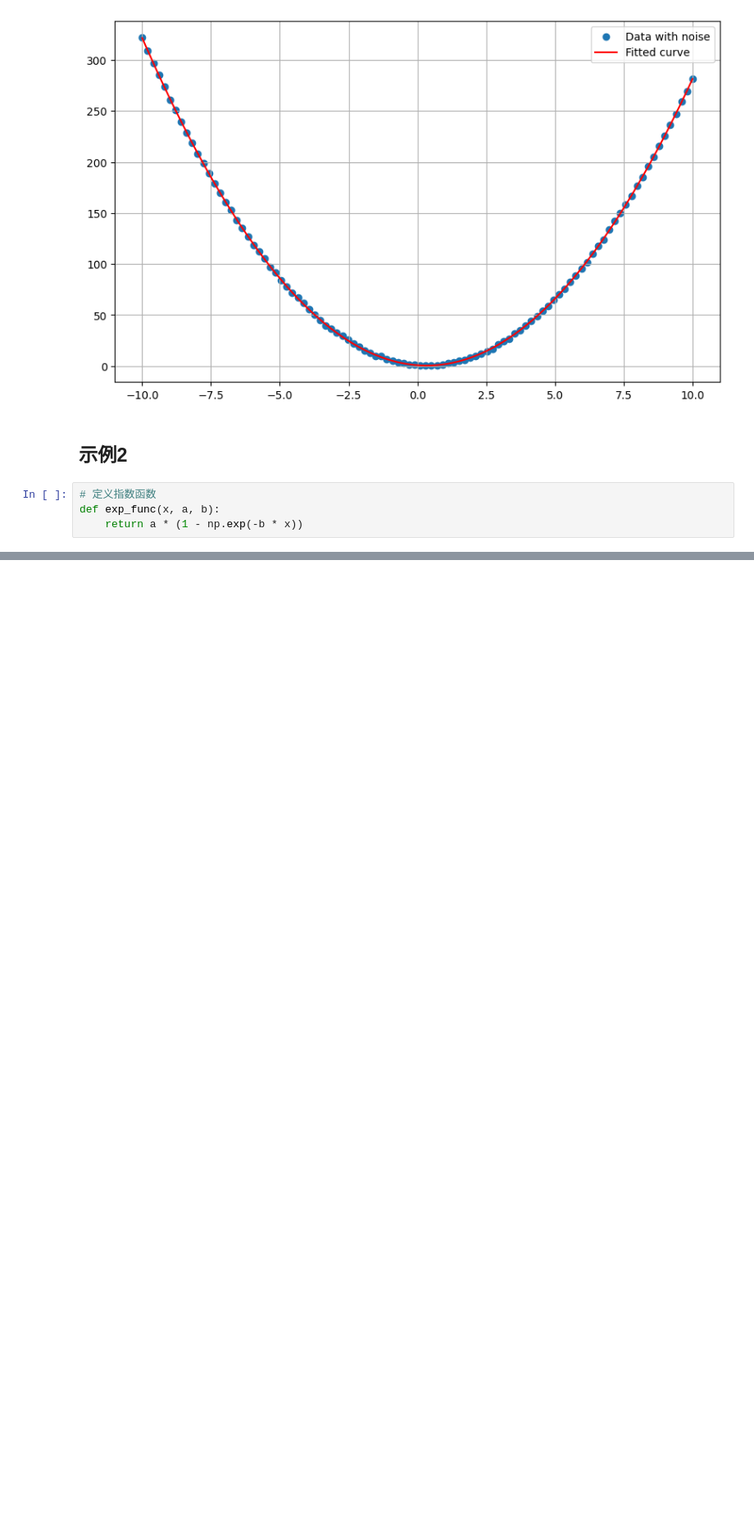
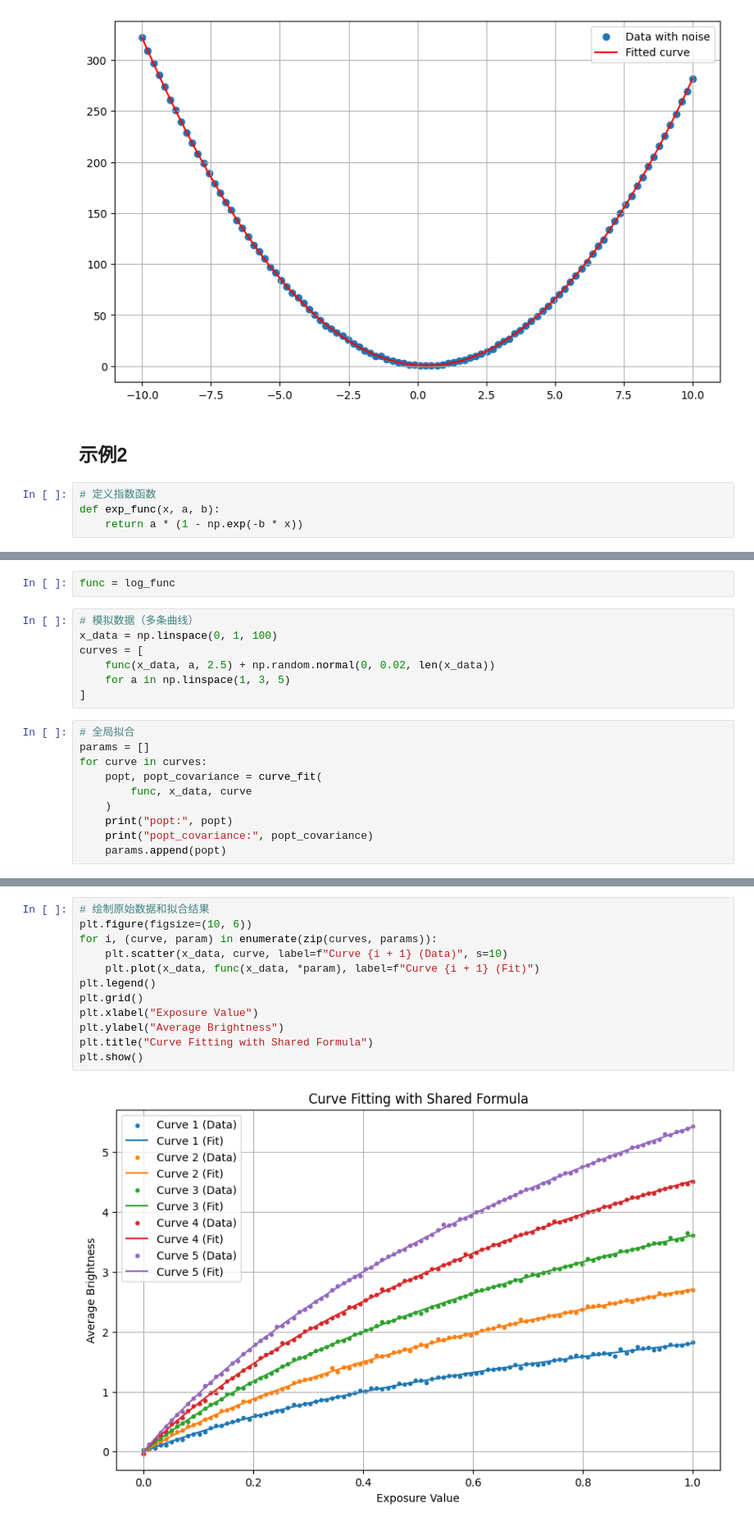
Before and after one commit to NagatoYuki0943/ML, a Jupyter notebook: code/scipy/optimize.curve_fit.ipynb, the cells around one changed output, grey strips where cells are left out. Shown: that part at 82% size. Saved outputs shown, nothing was run; the diff lists cells and outputs as text; blank space fills up the shorter version.

```diff
--- a/code/scipy/optimize.curve_fit.ipynb
+++ b/code/scipy/optimize.curve_fit.ipynb
@@ -124,0 +140,19 @@ plt.show()
+# %%
+func = log_func
+# %%
+# 模拟数据（多条曲线）
+x_data = np.linspace(0, 1, 100)
+curves = [
+    func(x_data, a, 2.5) + np.random.normal(0, 0.02, len(x_data))
+    for a in np.linspace(1, 3, 5)
+]
+# %%
+# 全局拟合
+params = []
+for curve in curves:
+    popt, popt_covariance = curve_fit(
+        func, x_data, curve
+    )
+    print("popt:", popt)
+    print("popt_covariance:", popt_covariance)
+    params.append(popt)
@@ -124,0 +175,14 @@ plt.show()
+# %%
+# 绘制原始数据和拟合结果
+plt.figure(figsize=(10, 6))
+for i, (curve, param) in enumerate(zip(curves, params)):
+    plt.scatter(x_data, curve, label=f"Curve {i + 1} (Data)", s=10)
+    plt.plot(x_data, func(x_data, *param), label=f"Curve {i + 1} (Fit)")
+plt.legend()
+plt.grid()
+plt.xlabel("Exposure Value")
+plt.ylabel("Average Brightness")
+plt.title("Curve Fitting with Shared Formula")
+plt.show()
+# %% [output]
+[figure, added]
```
Also changed, not shown: parts of 15 cells of this notebook.
